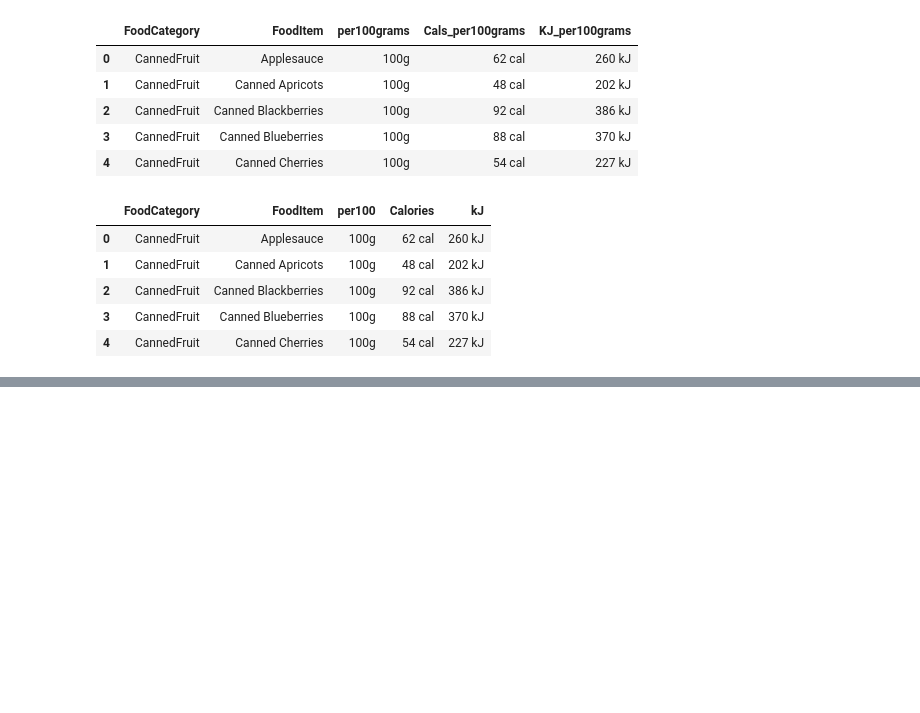
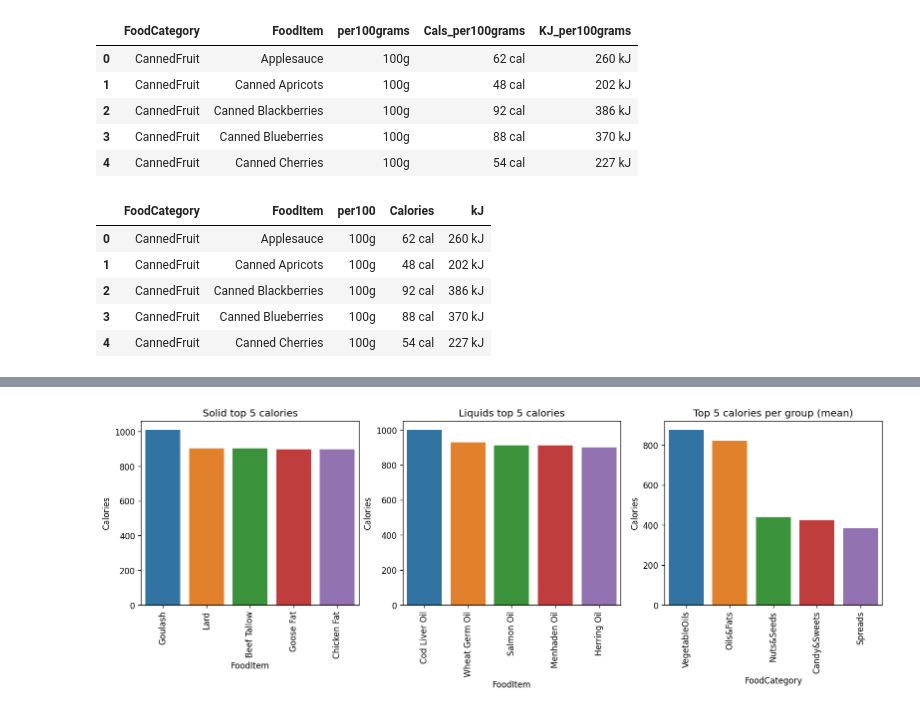
Before and after one commit to JoelOscarsson/Databehandling-JoelOscarsson, a Jupyter notebook: Lectures/L1-Pandas.ipynb, the cells around one changed output, grey strips where cells are left out. Drawn from its saved outputs; the diff is of its cells as text; code cells hidden in the pictures; blank space fills up the shorter version.

```diff
--- a/Lectures/L1-Pandas.ipynb
+++ b/Lectures/L1-Pandas.ipynb
@@ -357,0 +610,23 @@ df.head()
+# %%
+# Dags att plotta
+
+fig, axes = plt.subplots(1,3, figsize = (16,4), dpi=120)  # We get 3 subplots(figurer)
+titles = ["Solid top 5 calories", "Liquids top 5 calories", "Top 5 calories per group (mean)"]
+data_frames = (solids_top5_calories, liquids_top5_calories, top5_category_mean)
+x_columns = ["FoodItem", "FoodItem", "FoodCategory"]
+
+# Vi vill loopa igenom titles och dataframes samtidigt
+# Vi vill ha ett i här = för index
+# Vi vill ha data och title som kommer från zipen
+for i, (data, title) in enumerate(zip(data_frames, titles)):
+    sns.barplot(data=data, x = x_columns[i], y = "Calories", ax = axes[i]) #sns plockar in en data som skulle kunna vara en dataframe
+    axes[i].set(title = title) # Vi får titlarna
+    axes [i].set_xticklabels(axes[i].get_xticklabels(), rotation = 90)
+
+# This is not uncommon to use a subplot loop to plot multiple at once
+
+
+# Här sparar vi plotten i assets
+plt.savefig("../assets/top_calories_food.png", facecolor = "white", bbox_inches = "tight")
+# %% [output]
+[figure, added]
```
Also changed, not shown: parts of 20 cells of this notebook, 1 other file.
